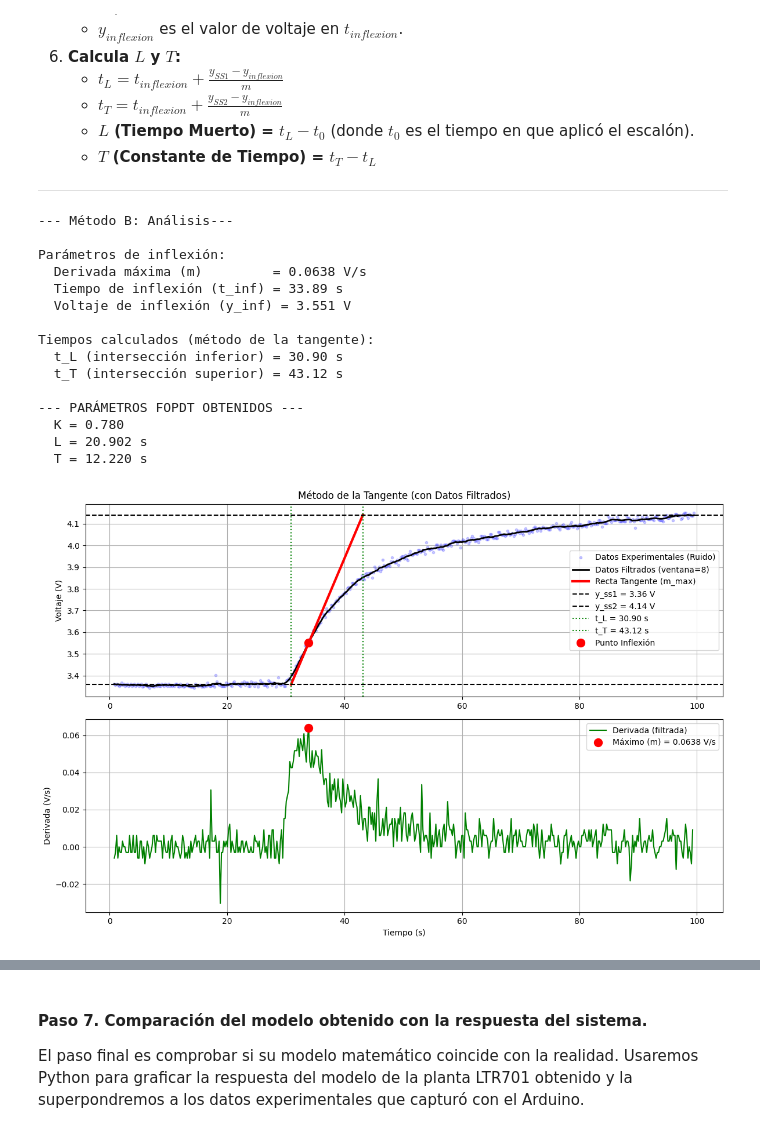
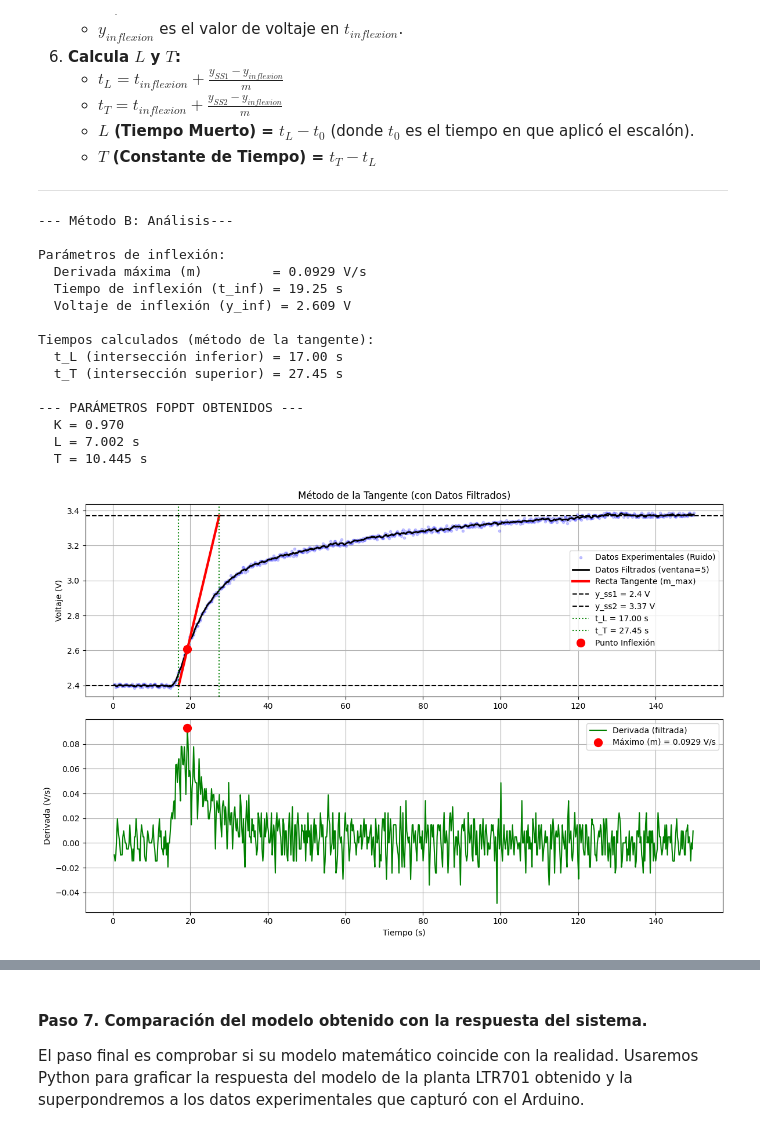
Before and after one commit to migueamv/Control-Clasico, a Jupyter notebook: Practicas/P_3_01_Modelado_sistema_LTR701.ipynb, the cells around one changed output, grey strips where cells are left out. Saved outputs shown, nothing was run; the diff lists cells and outputs as text; code cells hidden in the pictures.

```diff
--- a/Practicas/P_3_01_Modelado_sistema_LTR701.ipynb
+++ b/Practicas/P_3_01_Modelado_sistema_LTR701.ipynb
@@ -196,8 +196,8 @@ import pandas as pd
 nombre_archivo = 'datos_curva_s.txt'
 
 # --- Parámetros del experimento (REEMPLAZAR CON SUS VALORES) ---
-y_ss1 = 3.36     # Voltaje de estado estacionario inicia.
-y_ss2 = 4.14     # Voltaje de estado estacionario final.
+y_ss1 = 2.4     # Voltaje de estado estacionario inicia.
+y_ss2 = 3.37     # Voltaje de estado estacionario final.
 delta_u = 1.0    # Cambio en la entrada.
 
 # --- Tiempo del escalón (REEMPLAZAR CON SUS VALORES) ---
@@ -205,7 +205,7 @@ delta_u = 1.0    # Cambio en la entrada.
 t_0 = 10.0       # Nota: Convertir el valor de ms a segundos.
 
 # --- Ventana del filtro  (Puedes ajustar este valor si es necesario, 5 o 7 es un buen inicio) ---
-window_size = 8
+window_size = 5
 
 
 try:
@@ -311,42 +311,42 @@ try:
     ax1.legend()
     ax1.grid(True)
 
     # Gráfica 2: Derivada
     ax2 = plt.subplot(2, 1, 2, sharex=ax1)
     ax2.plot(t_derivada, derivada, 'g-', label='Derivada (filtrada)')
     ax2.plot(t_inflexion, m, 'ro', markersize=10, label=f'Máximo (m) = {m:.4f} V/s')
     ax2.set_xlabel('Tiempo (s)')
     ax2.set_ylabel('Derivada (V/s)')
     ax2.legend()
     ax2.grid(True)
 
     plt.tight_layout()
     plt.show()
 
 
 except FileNotFoundError:
     print(f"Error: No se encontró el archivo '{nombre_archivo}'")
     print("Por favor, asegúrese que el archivo .txt está en la misma carpeta que el script.")
 
 except Exception as e:
     print(f"Ha ocurrido un error inesperado: {e}")
 # %% [output]
 --- Método B: Análisis---
 
 Parámetros de inflexión:
-  Derivada máxima (m)         = 0.0638 V/s
-  Tiempo de inflexión (t_inf) = 33.89 s
-  Voltaje de inflexión (y_inf) = 3.551 V
+  Derivada máxima (m)         = 0.0929 V/s
+  Tiempo de inflexión (t_inf) = 19.25 s
+  Voltaje de inflexión (y_inf) = 2.609 V
 
 Tiempos calculados (método de la tangente):
-  t_L (intersección inferior) = 30.90 s
-  t_T (intersección superior) = 43.12 s
+  t_L (intersección inferior) = 17.00 s
+  t_T (intersección superior) = 27.45 s
 
 --- PARÁMETROS FOPDT OBTENIDOS ---
-  K = 0.780
-  L = 20.902 s
-  T = 12.220 s
+  K = 0.970
+  L = 7.002 s
+  T = 10.445 s
-[figure, old version]
+[figure, new version]
 # %% [markdown]
 #### Paso 6. Obtención de la Función de Transferencia.
 
```
Also changed, not shown: parts of 2 cells of this notebook, 2 other files.
